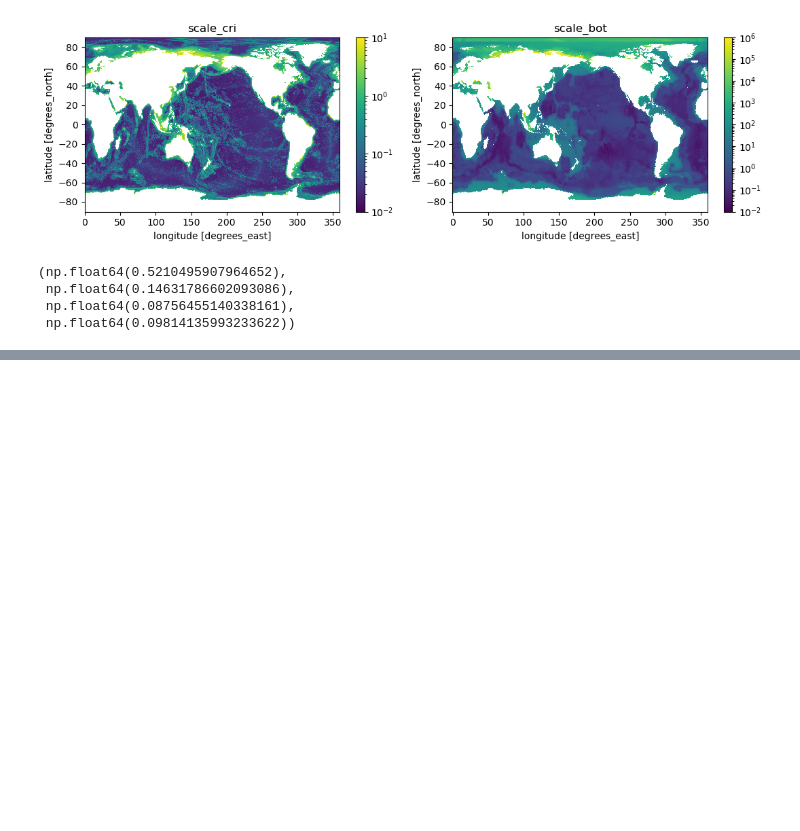
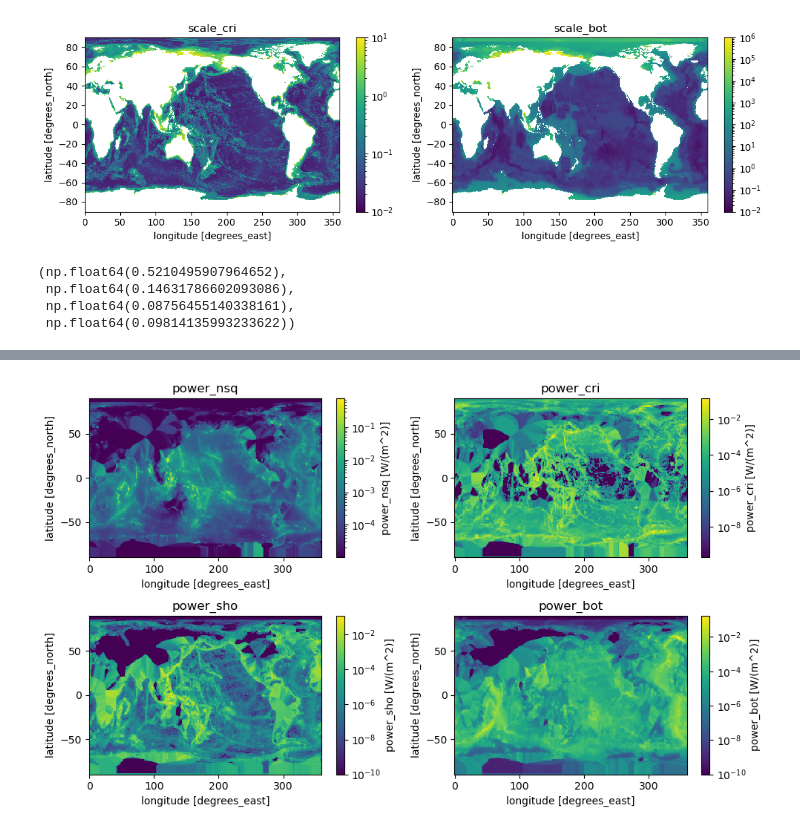
Before and after one commit to asozza/ecearth-quests, a Jupyter notebook: epochal/analysis/iwm-analysis.ipynb, the cells around one changed output, grey strips where cells are left out. Saved outputs shown, nothing was run; the diff lists cells and outputs as text; code cells hidden in the pictures; blank space fills up the shorter version.

```diff
--- a/epochal/analysis/iwm-analysis.ipynb
+++ b/epochal/analysis/iwm-analysis.ipynb
@@ -320,0 +351,13 @@ plt.show()
+# %%
+fig, axes = plt.subplots(2, 2, figsize=(10, 6))
+iwm_modern_remap['power_nsq'].plot(ax=axes[0][0], norm=colors.LogNorm(vmin=iwm_modern_remap['power_nsq'].min(), vmax=iwm_modern_remap['power_nsq'].max()))
+axes[0][0].set_title("power_nsq")
+iwm_modern_remap['power_cri'].plot(ax=axes[0][1], norm=colors.LogNorm(vmin=iwm_modern_remap['power_cri'].min(), vmax=iwm_modern_remap['power_cri'].max()))
+axes[0][1].set_title("power_cri")
+iwm_modern_remap['power_sho'].plot(ax=axes[1][0], norm=colors.LogNorm(vmin=iwm_modern_remap['power_sho'].min(), vmax=iwm_modern_remap['power_sho'].max()))
+axes[1][0].set_title("power_sho")
+iwm_modern_remap['power_bot'].plot(ax=axes[1][1], norm=colors.LogNorm(vmin=iwm_modern_remap['power_bot'].min(), vmax=iwm_modern_remap['power_bot'].max()))
+axes[1][1].set_title("power_bot")
+plt.tight_layout()
+# %% [output]
+[figure, added]
```
Also changed, not shown: parts of 11 cells of this notebook.
